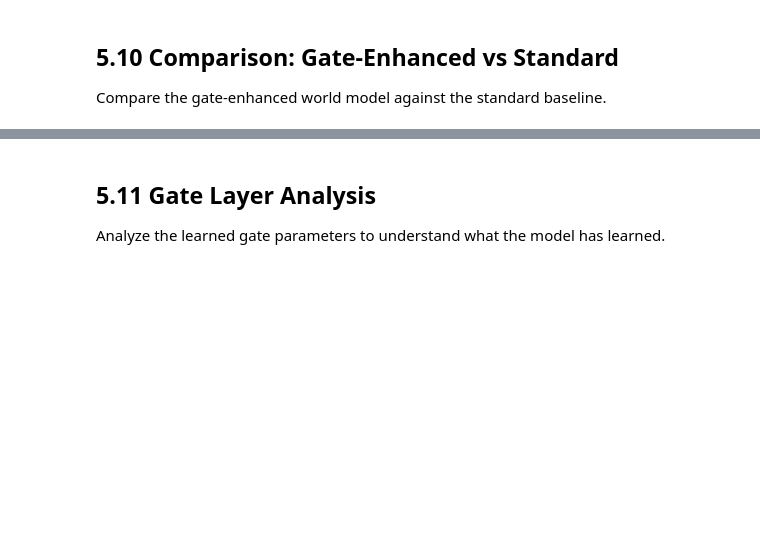
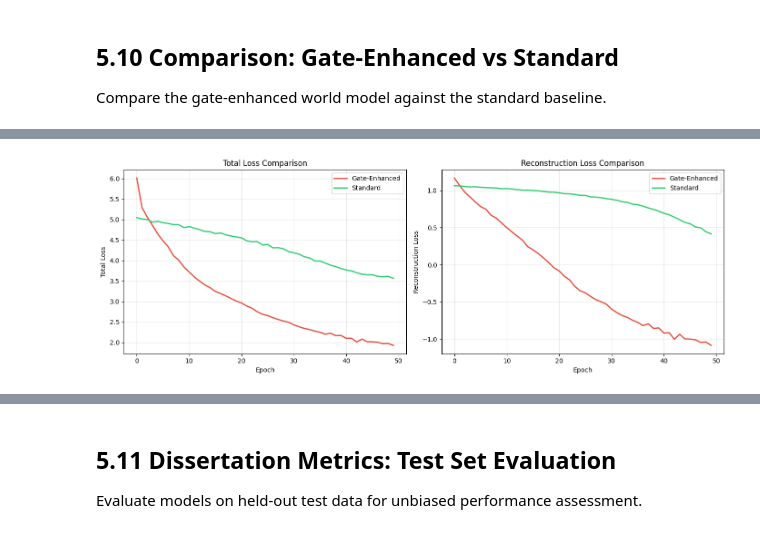
Before and after one commit to SaurabhJalendra/Quantum-Enhanced-Simulation-Learning-for-Reinforcement-Learning, a Jupyter notebook: notebooks/05_gate_enhanced_layers.ipynb, the cells around one changed output, grey strips where cells are left out. Drawn from its saved outputs; the diff is of its cells as text; code cells hidden in the pictures; blank space fills up the shorter version.

```diff
--- a/notebooks/05_gate_enhanced_layers.ipynb
+++ b/notebooks/05_gate_enhanced_layers.ipynb
@@ -1645,9 +1727,10 @@ def run_comparison(
     print(f"Collecting {num_episodes} episodes from {env_name}...")
     episodes = collect_episodes(env_name, num_episodes)
 
-    # Get dimensions
+    # Get dimensions - handle both 1D and 2D action arrays
     obs_dim = episodes[0]['obs'].shape[1]
-    action_dim = episodes[0]['actions'].shape[1]
+    action_shape = episodes[0]['actions'].shape
+    action_dim = action_shape[1] if len(action_shape) > 1 else 1
 
     print(f"Observation dim: {obs_dim}, Action dim: {action_dim}")
     print(f"Creating training batches...")
@@ -1722,5 +1823,8 @@ histories = run_comparison(
 # %%
 # Visualize comparison
+import os
+os.makedirs('../results/figures', exist_ok=True)
+
 fig, axes = plt.subplots(1, 2, figsize=(14, 5))
 
 # Total loss
@@ -1728,30 +1832,32 @@ ax = axes[0]
 ax.plot(histories['gate_loss'], label='Gate-Enhanced', color=COLORS['gates'], linewidth=2)
 ax.plot(histories['standard_loss'], label='Standard', color=COLORS['baseline'], linewidth=2)
 ax.set_xlabel('Epoch')
 ax.set_ylabel('Total Loss')
 ax.set_title('Total Loss Comparison')
 ax.legend()
 ax.grid(True, alpha=0.3)
 
 # Reconstruction loss
 ax = axes[1]
 ax.plot(histories['gate_recon'], label='Gate-Enhanced', color=COLORS['gates'], linewidth=2)
 ax.plot(histories['standard_recon'], label='Standard', color=COLORS['baseline'], linewidth=2)
 ax.set_xlabel('Epoch')
 ax.set_ylabel('Reconstruction Loss')
 ax.set_title('Reconstruction Loss Comparison')
 ax.legend()
 ax.grid(True, alpha=0.3)
 
 plt.tight_layout()
 plt.savefig('../results/figures/gate_enhanced_comparison.png', dpi=150, bbox_inches='tight')
 plt.show()
 
 # Print statistics
 print("\n" + "="*60)
 print("Final Comparison (last 10 epochs average):")
 print("="*60)
 print(f"Gate-enhanced total loss: {np.mean(histories['gate_loss'][-10:]):.4f}")
 print(f"Standard total loss: {np.mean(histories['standard_loss'][-10:]):.4f}")
 print(f"Gate-enhanced recon loss: {np.mean(histories['gate_recon'][-10:]):.4f}")
 print(f"Standard recon loss: {np.mean(histories['standard_recon'][-10:]):.4f}")
+# %% [output]
+[figure, added]
@@ -1758,4 +1871,4 @@ print(f"Standard recon loss: {np.mean(histories['standard_recon'][-10:]):.4f}")
-# %% [markdown]
-## 5.11 Gate Layer Analysis
-
-Analyze the learned gate parameters to understand what the model has learned.
+# %% [markdown]
+## 5.11 Dissertation Metrics: Test Set Evaluation
+
+Evaluate models on held-out test data for unbiased performance assessment.
```
Also changed, not shown: parts of 26 cells of this notebook, 25 other files.
